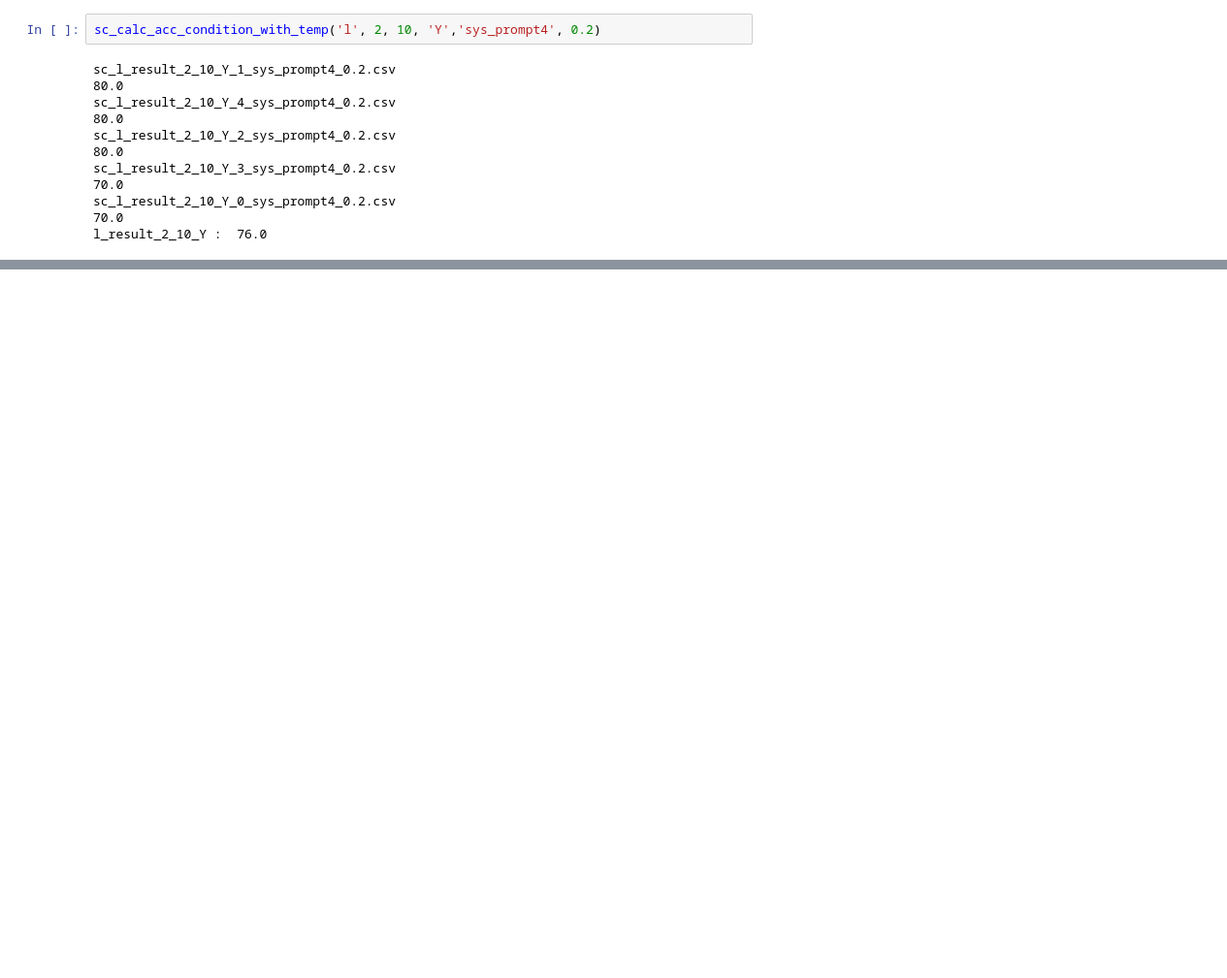
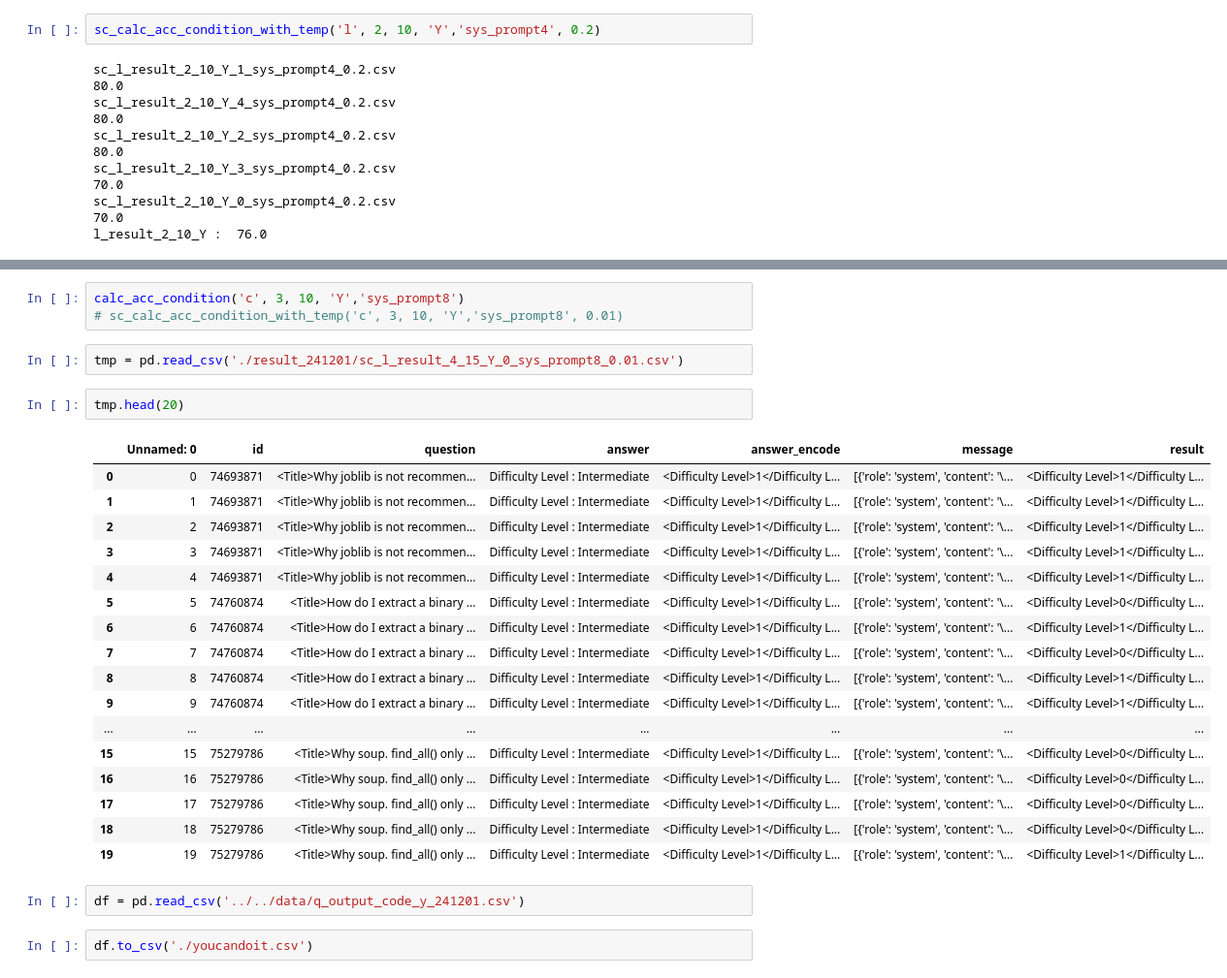
Before and after one commit to boysbeanxious/stackoverflow_src, a Jupyter notebook: LLM/241201_calculate_acc.ipynb, the cells around one changed output, grey strips where cells are left out. Shown: that part at 97% size. Saved outputs shown, nothing was run; the diff lists cells and outputs as text; blank space fills up the shorter version.

```diff
--- a/LLM/241201_calculate_acc.ipynb
+++ b/LLM/241201_calculate_acc.ipynb
@@ -75,0 +414,29 @@ l_result_2_10_Y :  82.0
+# %%
+calc_acc_condition('c', 3, 10, 'Y','sys_prompt8')
+# sc_calc_acc_condition_with_temp('c', 3, 10, 'Y','sys_prompt8', 0.01)
+# %%
+tmp = pd.read_csv('./result_241201/sc_l_result_4_15_Y_0_sys_prompt8_0.01.csv')
+# %%
+tmp.head(20)
+# %% [output]
+|  | Unnamed: 0 | id | question | answer | answer_encode | message | result |
+| 0 | 0 | 74693871 | <Title>Why joblib is not recommen... | Difficulty Level : Intermediate | <Difficulty Level>1</Difficulty L... | [{'role': 'system', 'content': '\... | <Difficulty Level>1</Difficulty L... |
+| 1 | 1 | 74693871 | <Title>Why joblib is not recommen... | Difficulty Level : Intermediate | <Difficulty Level>1</Difficulty L... | [{'role': 'system', 'content': '\... | <Difficulty Level>1</Difficulty L... |
+| 2 | 2 | 74693871 | <Title>Why joblib is not recommen... | Difficulty Level : Intermediate | <Difficulty Level>1</Difficulty L... | [{'role': 'system', 'content': '\... | <Difficulty Level>1</Difficulty L... |
+| 3 | 3 | 74693871 | <Title>Why joblib is not recommen... | Difficulty Level : Intermediate | <Difficulty Level>1</Difficulty L... | [{'role': 'system', 'content': '\... | <Difficulty Level>1</Difficulty L... |
+| 4 | 4 | 74693871 | <Title>Why joblib is not recommen... | Difficulty Level : Intermediate | <Difficulty Level>1</Difficulty L... | [{'role': 'system', 'content': '\... | <Difficulty Level>1</Difficulty L... |
+| 5 | 5 | 74760874 | <Title>How do I extract a binary ... | Difficulty Level : Intermediate | <Difficulty Level>1</Difficulty L... | [{'role': 'system', 'content': '\... | <Difficulty Level>0</Difficulty L... |
+| 6 | 6 | 74760874 | <Title>How do I extract a binary ... | Difficulty Level : Intermediate | <Difficulty Level>1</Difficulty L... | [{'role': 'system', 'content': '\... | <Difficulty Level>1</Difficulty L... |
+| 7 | 7 | 74760874 | <Title>How do I extract a binary ... | Difficulty Level : Intermediate | <Difficulty Level>1</Difficulty L... | [{'role': 'system', 'content': '\... | <Difficulty Level>0</Difficulty L... |
+| 8 | 8 | 74760874 | <Title>How do I extract a binary ... | Difficulty Level : Intermediate | <Difficulty Level>1</Difficulty L... | [{'role': 'system', 'content': '\... | <Difficulty Level>1</Difficulty L... |
+| 9 | 9 | 74760874 | <Title>How do I extract a binary ... | Difficulty Level : Intermediate | <Difficulty Level>1</Difficulty L... | [{'role': 'system', 'content': '\... | <Difficulty Level>1</Difficulty L... |
+| ... | ... | ... | ... | ... | ... | ... | ... |
+| 15 | 15 | 75279786 | <Title>Why soup. find_all() only ... | Difficulty Level : Intermediate | <Difficulty Level>1</Difficulty L... | [{'role': 'system', 'content': '\... | <Difficulty Level>0</Difficulty L... |
+| 16 | 16 | 75279786 | <Title>Why soup. find_all() only ... | Difficulty Level : Intermediate | <Difficulty Level>1</Difficulty L... | [{'role': 'system', 'content': '\... | <Difficulty Level>0</Difficulty L... |
+| 17 | 17 | 75279786 | <Title>Why soup. find_all() only ... | Difficulty Level : Intermediate | <Difficulty Level>1</Difficulty L... | [{'role': 'system', 'content': '\... | <Difficulty Level>0</Difficulty L... |
+| 18 | 18 | 75279786 | <Title>Why soup. find_all() only ... | Difficulty Level : Intermediate | <Difficulty Level>1</Difficulty L... | [{'role': 'system', 'content': '\... | <Difficulty Level>0</Difficulty L... |
+| 19 | 19 | 75279786 | <Title>Why soup. find_all() only ... | Difficulty Level : Intermediate | <Difficulty Level>1</Difficulty L... | [{'role': 'system', 'content': '\... | <Difficulty Level>1</Difficulty L... |
+# %%
+df = pd.read_csv('../../data/q_output_code_y_241201.csv')
+# %%
+df.to_csv('./youcandoit.csv')
```
Also changed, not shown: parts of 18 cells of this notebook, 22 other files.
